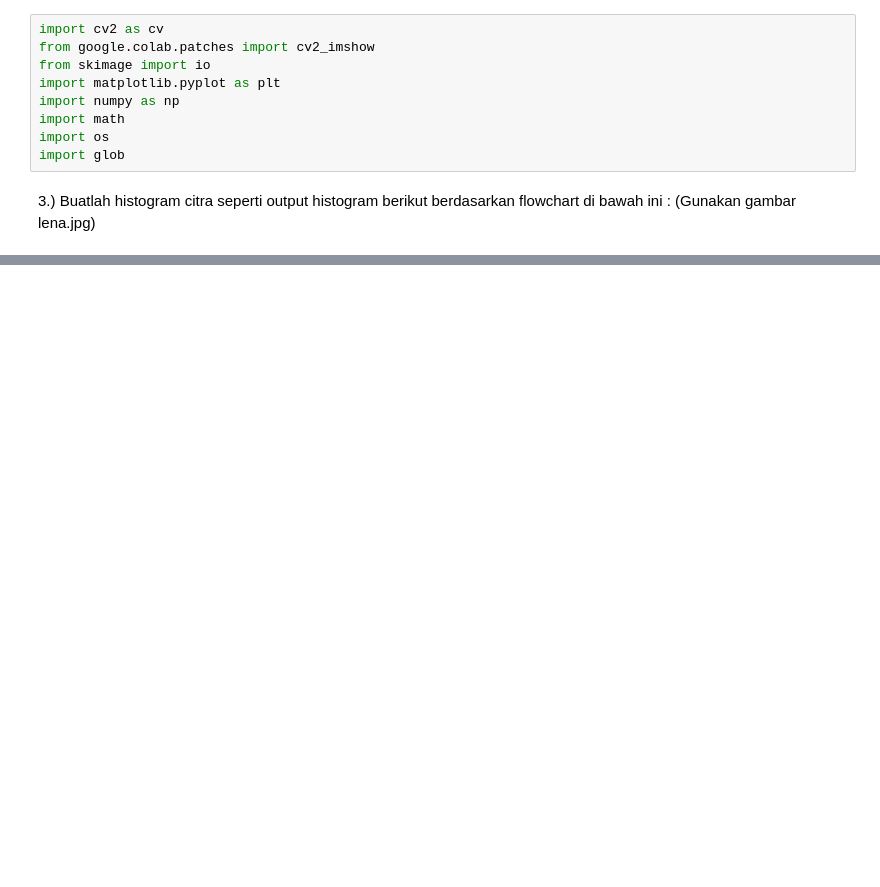
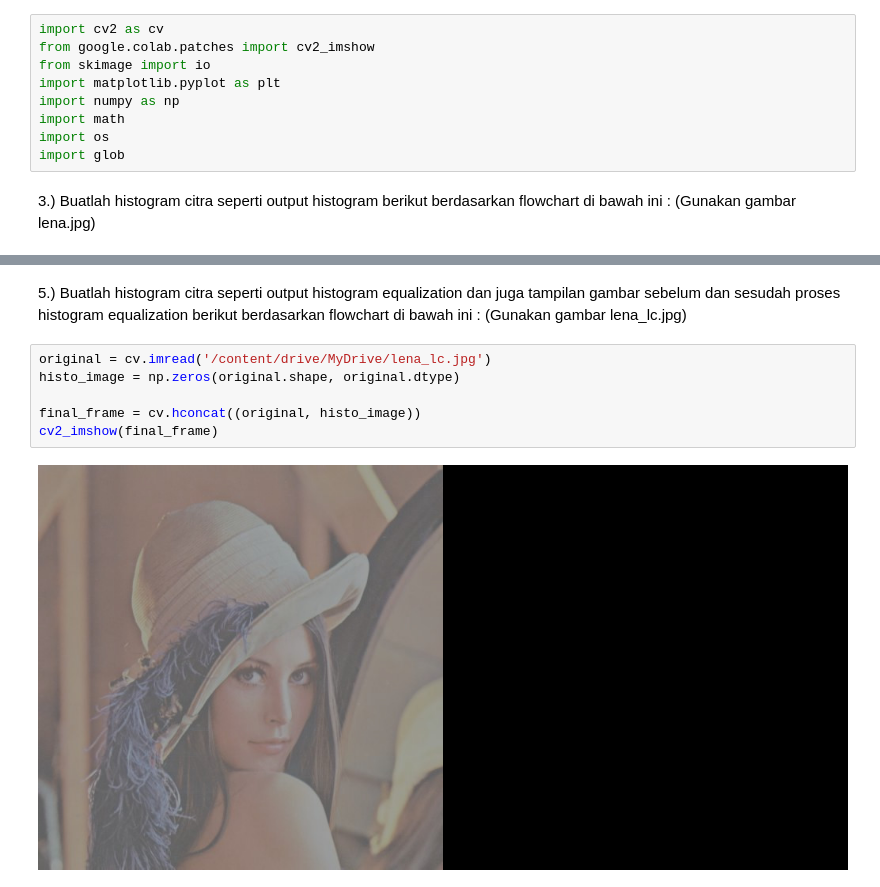
Before and after one commit to novita824/PCVK_Genap_2023, a Jupyter notebook: Week6.ipynb, the cells around one changed output, grey strips where cells are left out. Saved outputs shown, nothing was run; the diff lists cells and outputs as text; blank space fills up the shorter version.

```diff
--- a/Week6.ipynb
+++ b/Week6.ipynb
@@ -46,0 +70,12 @@ axs[2].bar(angka, blue, color='blue')
+# %% [markdown]
+5.) Buatlah histogram citra seperti output histogram equalization dan juga tampilan
+gambar sebelum dan sesudah proses histogram equalization berikut berdasarkan
+flowchart di bawah ini : (Gunakan gambar lena_lc.jpg)
+# %%
+original = cv.imread('/content/drive/MyDrive/lena_lc.jpg')
+histo_image = np.zeros(original.shape, original.dtype)
+
+final_frame = cv.hconcat((original, histo_image))
+cv2_imshow(final_frame)
+# %% [output]
+[figure, added]
```
Also changed, not shown: parts of 4 cells of this notebook.
